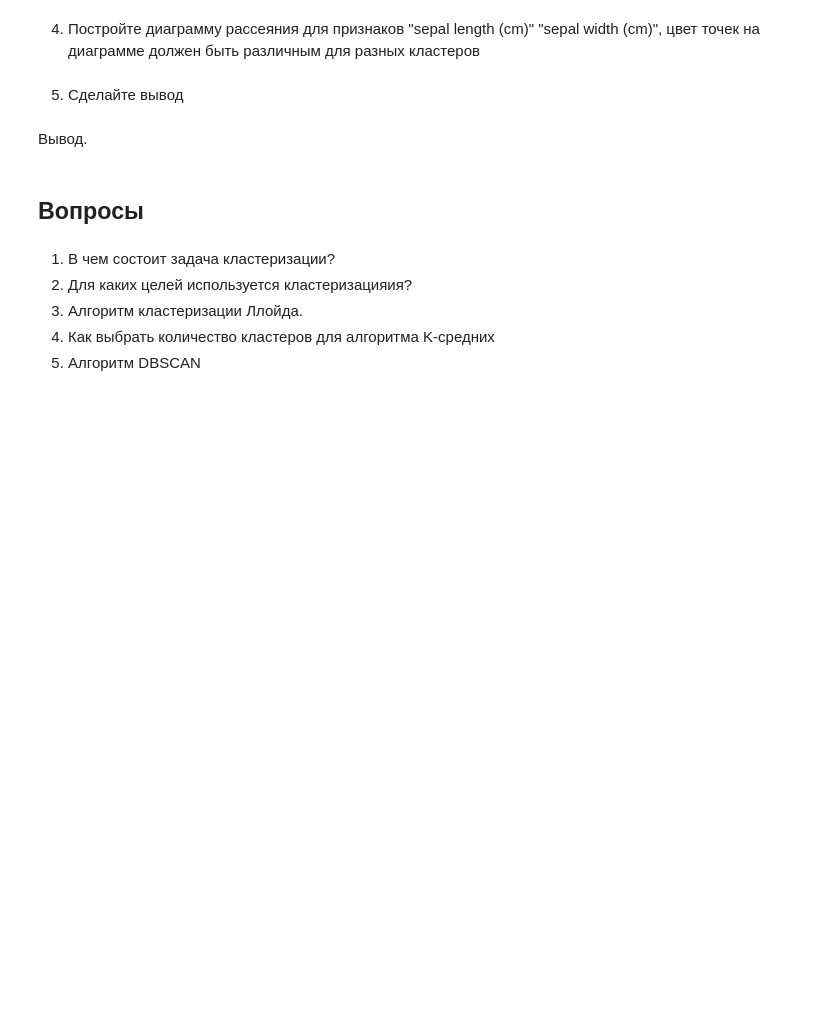
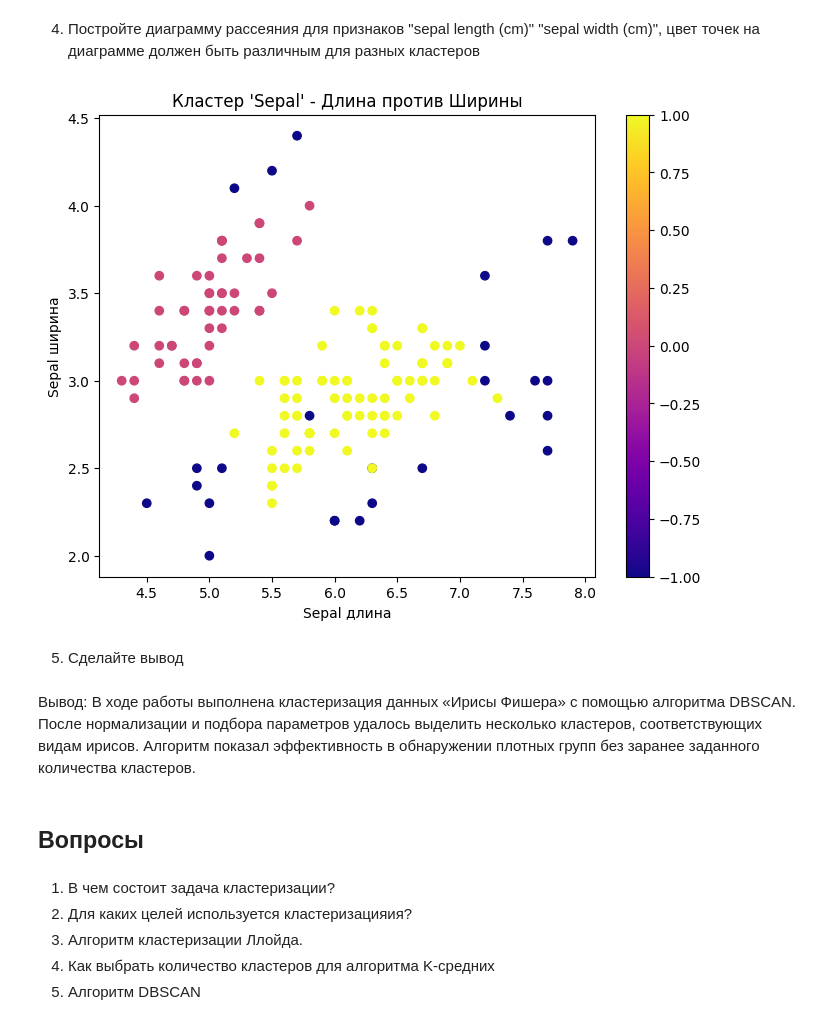
Before and after one commit to zaic-bsu/dap-2024, a Jupyter notebook: les08/lab.ipynb, the cells around one changed output. Saved outputs shown, nothing was run; the diff lists cells and outputs as text; code cells hidden in the pictures; blank space fills up the shorter version.

```diff
--- a/les08/lab.ipynb
+++ b/les08/lab.ipynb
@@ -32,0 +31,9 @@ Matplotlib version: 3.9.2
+# %%
+from sklearn.datasets import load_iris
+
+iris = load_iris()
+
+df_iris = pd.DataFrame(data=iris.data, columns=iris.feature_names)
+df_iris['species'] = pd.Categorical.from_codes(iris.target, iris.target_names)
+
+print(df_iris)
@@ -41,0 +85,21 @@ from sklearn.cluster import DBSCAN
+# %%
+from sklearn.cluster import DBSCAN
+from sklearn.preprocessing import StandardScaler
+
+iris = load_iris()
+X = iris.data  # только признаки
+
+# Скалируем из-за масштаба(у дбскан с ним проблемы)
+X_scaled = StandardScaler().fit_transform(X)
+
+dbscan = DBSCAN(eps=0.6, min_samples=5)
+labels = dbscan.fit_predict(X_scaled)
+
+print(labels)
+print("------------")
+
+df = pd.DataFrame(X, columns=iris.feature_names) # наши результаты
+df["cluster"] = labels
+
+# Посмотрим итоговое распределение
+print(df["cluster"].value_counts())
@@ -46,7 +122,24 @@ from sklearn.cluster import DBSCAN
+# %%
+df_iris['cluster'] = labels
+
+plt.figure(figsize=(8, 6))
+plt.scatter(
+    df_iris["sepal length (cm)"],
+    df_iris["sepal width (cm)"],
+    c=df_iris["cluster"],
+    cmap="plasma"
+)
+plt.title("Кластер 'Sepal' - Длина против Ширины")
+plt.xlabel("Sepal длина")
+plt.ylabel("Sepal ширина")
+plt.colorbar()
+plt.show()
+# %% [output]
+[figure, added]
 # %% [markdown]
 5. Сделайте вывод
-# %% [markdown]
-Вывод.
+# %% [markdown]
+Вывод: В ходе работы выполнена кластеризация данных «Ирисы Фишера» с помощью алгоритма DBSCAN. После нормализации и подбора параметров удалось выделить несколько кластеров, соответствующих видам ирисов. Алгоритм показал эффективность в обнаружении плотных групп без заранее заданного количества кластеров.
 # %% [markdown]
 ## Вопросы
 # %% [markdown]
```
Also changed, not shown: parts of 8 cells of this notebook.
